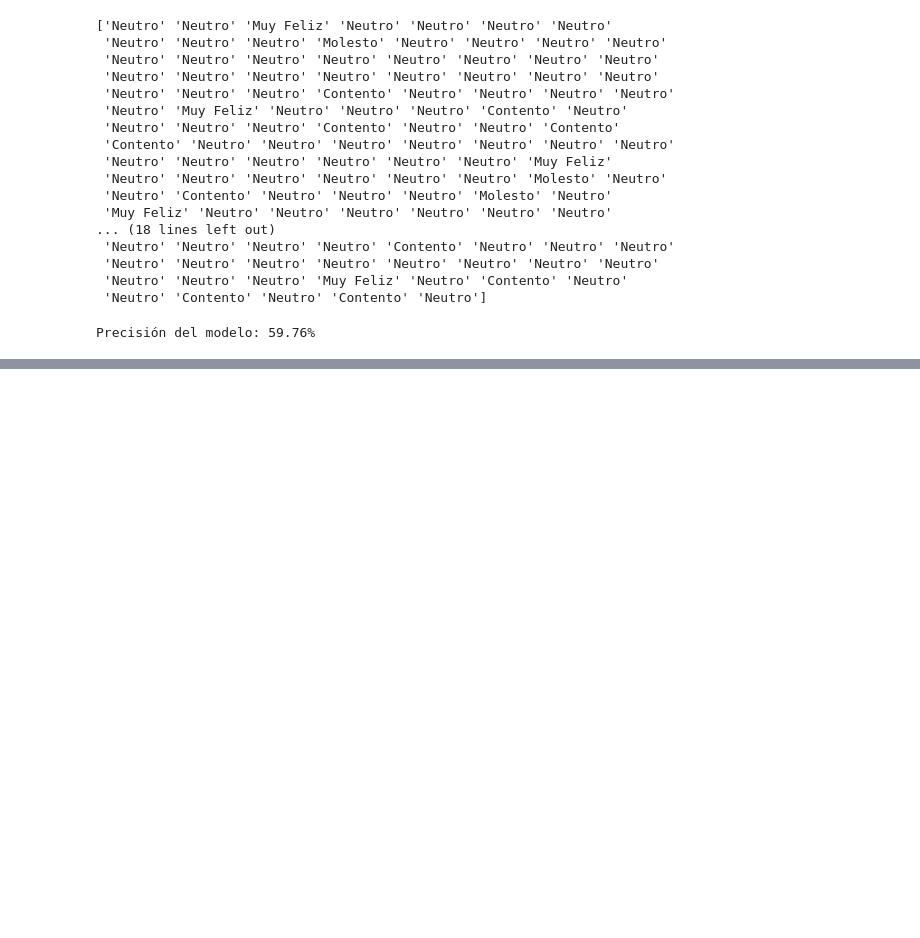
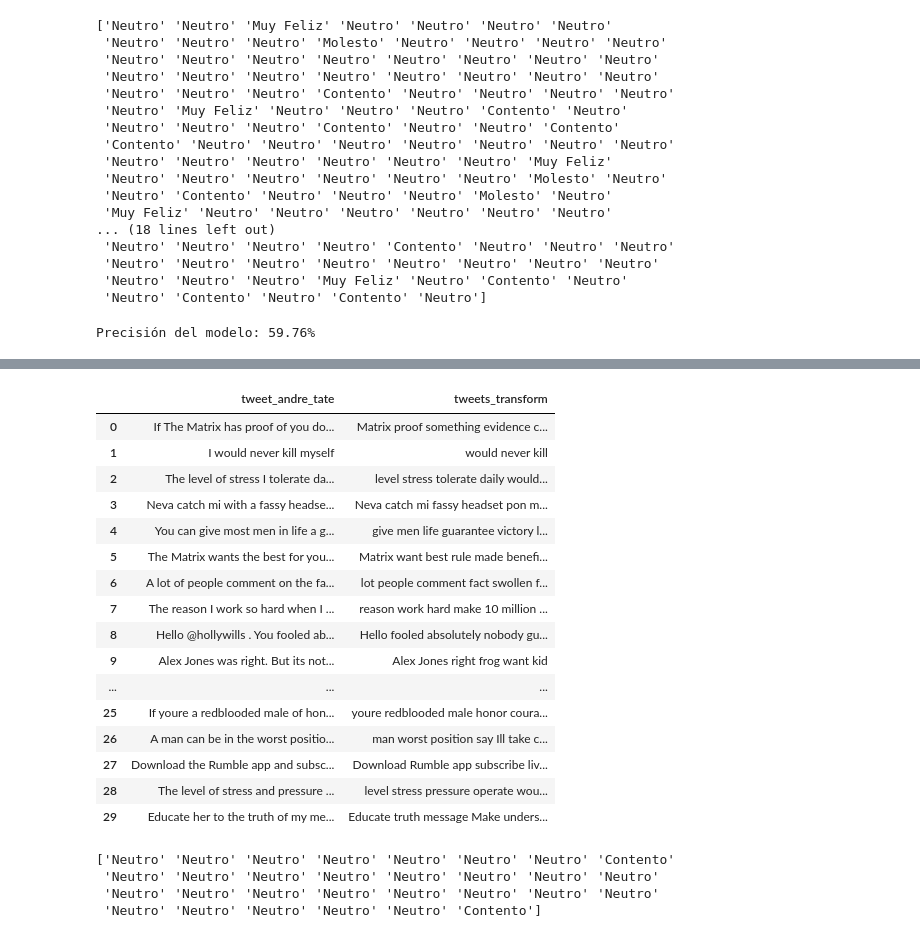
Before and after one commit to Antonio23337/Analisis-Sentimientos, a Jupyter notebook: recopilar_tweets.ipynb, the cells around one changed output, grey strips where cells are left out. Cells and saved outputs as stored; diff of their text form; code cells hidden in the pictures; blank space fills up the shorter version.

Commit message:
Añadida prediccion andrew tate

```diff
--- a/recopilar_tweets.ipynb
+++ b/recopilar_tweets.ipynb
@@ -404,0 +418,3 @@ Precisión del modelo: 59.76%
+# %%
+tweets_andrew = pd.read_csv('andre_tate_correcto.csv', names=['tweet_andre_tate'], encoding= 'unicode_escape')
+tweets_andrew.head(30)
@@ -404,0 +439,21 @@ Precisión del modelo: 59.76%
+# %%
+tweets_andrew['tweets_transform'] = tweets_andrew['tweet_andre_tate'].apply(limpiar_texto)
+tweets_andrew
+# %% [output]
+|  | tweet_andre_tate | tweets_transform |
+| 0 | If The Matrix has proof of you do... | Matrix proof something evidence c... |
+| 1 | I would never kill myself | would never kill |
+| 2 | The level of stress I tolerate da... | level stress tolerate daily would... |
+| 3 | Neva catch mi with a fassy headse... | Neva catch mi fassy headset pon m... |
+| 4 | You can give most men in life a g... | give men life guarantee victory l... |
+| 5 | The Matrix wants the best for you... | Matrix want best rule made benefi... |
+| 6 | A lot of people comment on the fa... | lot people comment fact swollen f... |
+| 7 | The reason I work so hard when I ... | reason work hard make 10 million ... |
+| 8 | Hello @hollywills . You fooled ab... | Hello fooled absolutely nobody gu... |
+| 9 | Alex Jones was right. But its not... | Alex Jones right frog want kid |
+| ... | ... | ... |
+| 25 | If youre a redblooded male of hon... | youre redblooded male honor coura... |
+| 26 | A man can be in the worst positio... | man worst position say Ill take c... |
+| 27 | Download the Rumble app and subsc... | Download Rumble app subscribe liv... |
+| 28 | The level of stress and pressure ... | level stress pressure operate wou... |
+| 29 | Educate her to the truth of my me... | Educate truth message Make unders... |
@@ -404,0 +464,8 @@ Precisión del modelo: 59.76%
+# %%
+prediccion_andrew = clasif_CART.predict(atributo_andrew)
+print(prediccion_andrew)
+# %% [output]
+['Neutro' 'Neutro' 'Neutro' 'Neutro' 'Neutro' 'Neutro' 'Neutro' 'Contento'
+ 'Neutro' 'Neutro' 'Neutro' 'Neutro' 'Neutro' 'Neutro' 'Neutro' 'Neutro'
+ 'Neutro' 'Neutro' 'Neutro' 'Neutro' 'Neutro' 'Neutro' 'Neutro' 'Neutro'
+ 'Neutro' 'Neutro' 'Neutro' 'Neutro' 'Neutro' 'Contento']
```
Also changed, not shown: parts of 11 cells of this notebook, 4 other files.
